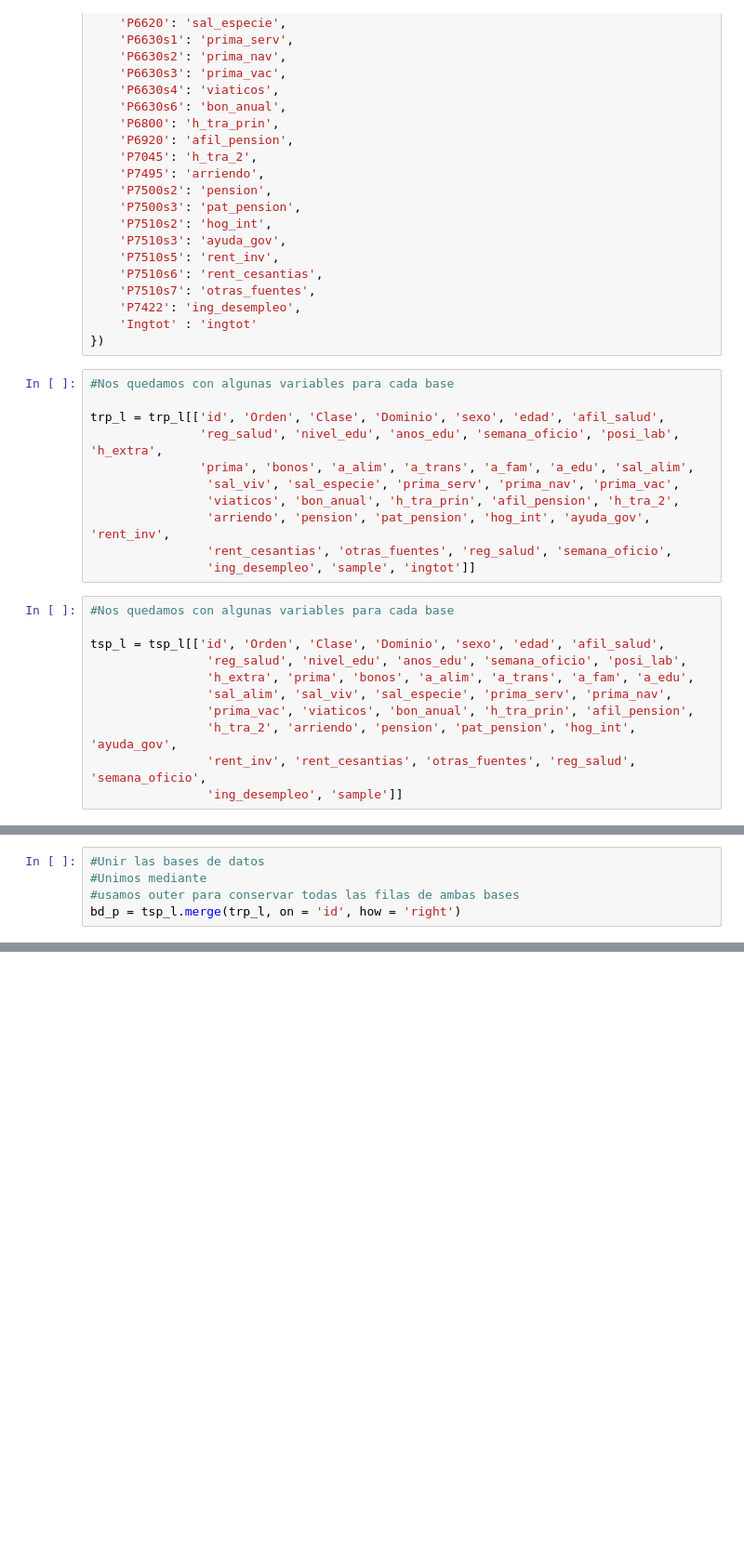
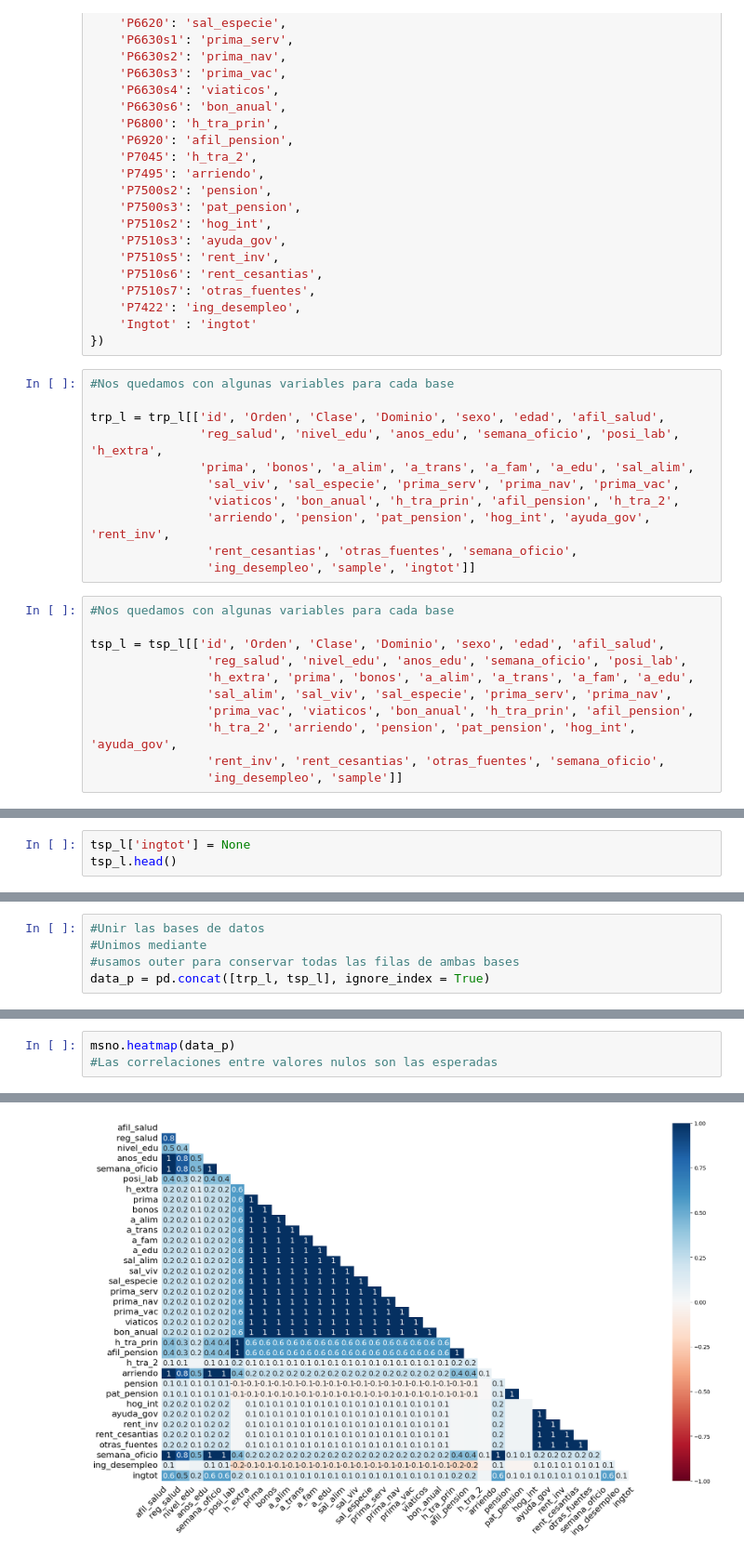
Before and after one commit to sebastian23e/predicting_poverty_bdmc, a Jupyter notebook: scripts/Limpieza.ipynb, the cells around one changed output, grey strips where cells are left out. Shown at 93% size. Drawn from its saved outputs; the diff is of its cells as text; blank space fills up the shorter version.

```diff
--- a/scripts/Limpieza.ipynb
+++ b/scripts/Limpieza.ipynb
@@ -115,7 +115,7 @@ trp_l = trp_l[['id', 'Orden', 'Clase', 'Dominio', 'sexo', 'edad', 'afil_salud',
                 'sal_viv', 'sal_especie', 'prima_serv', 'prima_nav', 'prima_vac',
                 'viaticos', 'bon_anual', 'h_tra_prin', 'afil_pension', 'h_tra_2',
                 'arriendo', 'pension', 'pat_pension', 'hog_int', 'ayuda_gov', 'rent_inv',
-                'rent_cesantias', 'otras_fuentes', 'reg_salud', 'semana_oficio',
+                'rent_cesantias', 'otras_fuentes', 'semana_oficio',
                 'ing_desempleo', 'sample', 'ingtot']]
 # %%
 #Nos quedamos con algunas variables para cada base
@@ -126,7 +126,7 @@ tsp_l = tsp_l[['id', 'Orden', 'Clase', 'Dominio', 'sexo', 'edad', 'afil_salud',
                 'sal_alim', 'sal_viv', 'sal_especie', 'prima_serv', 'prima_nav',
                 'prima_vac', 'viaticos', 'bon_anual', 'h_tra_prin', 'afil_pension',
                 'h_tra_2', 'arriendo', 'pension', 'pat_pension', 'hog_int', 'ayuda_gov',
-                'rent_inv', 'rent_cesantias', 'otras_fuentes', 'reg_salud', 'semana_oficio',
+                'rent_inv', 'rent_cesantias', 'otras_fuentes', 'semana_oficio',
                 'ing_desempleo', 'sample']]
 # %%
 print(trp_l.shape)
@@ -136,0 +137,3 @@ print(tsp_l.shape)
+# %%
+tsp_l['ingtot'] = None
+tsp_l.head()
@@ -138,5 +155,5 @@ print(tsp_l.shape)
 #Unir las bases de datos
 #Unimos mediante
 #usamos outer para conservar todas las filas de ambas bases
-bd_p = tsp_l.merge(trp_l, on = 'id', how = 'right')
+data_p = pd.concat([trp_l, tsp_l], ignore_index = True)
 # %%
@@ -211,0 +193,4 @@ Algunas variables tienen missing values bastante correlacionados entre ellos
+# %%
+msno.heatmap(data_p)
+#Las correlaciones entre valores nulos son las esperadas
+# %% [output]
@@ -211,0 +198 @@ Algunas variables tienen missing values bastante correlacionados entre ellos
+[figure, added]
```
Also changed, not shown: parts of 18 cells of this notebook.
